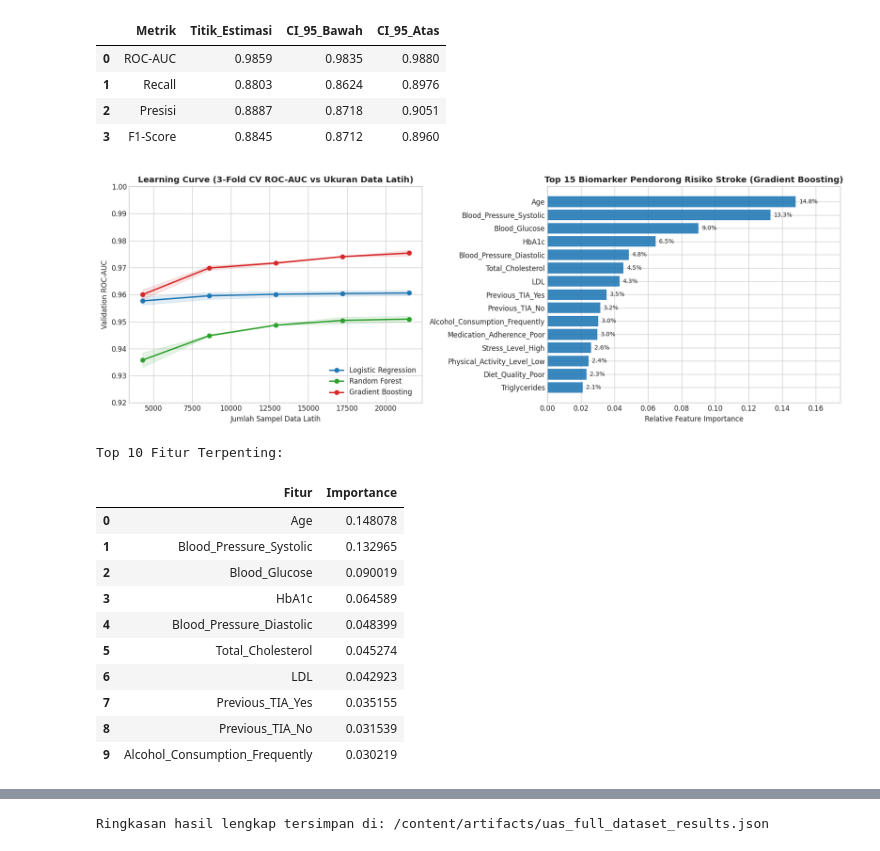
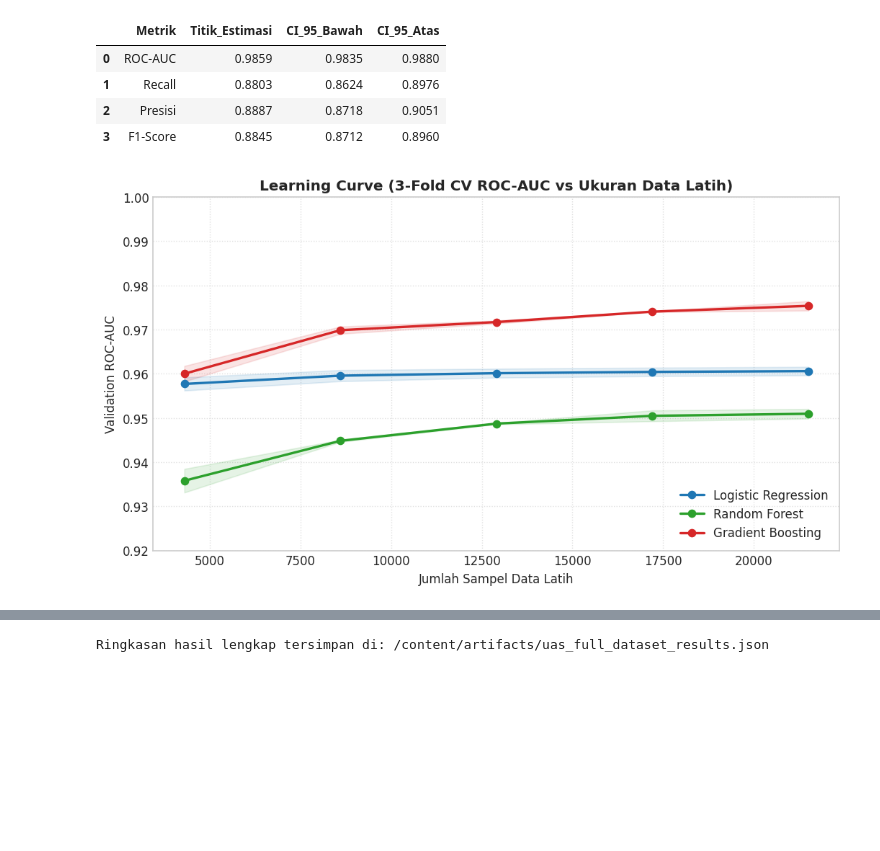
Before and after one commit to ravi-arnan/machine-learning, a Jupyter notebook: colab-hasil/15_presentasi_uas_full_dataset_hasil.ipynb, the cells around one changed output, grey strips where cells are left out. Cells and saved outputs as stored; diff of their text form; code cells hidden in the pictures; blank space fills up the shorter version.

```diff
--- a/colab-hasil/15_presentasi_uas_full_dataset_hasil.ipynb
+++ b/colab-hasil/15_presentasi_uas_full_dataset_hasil.ipynb
@@ -967,73 +965,39 @@ display(boot_table.round(4))
 | 2 | Presisi | 0.8887 | 0.8718 | 0.9051 |
 | 3 | F1-Score | 0.8845 | 0.8712 | 0.8960 |
 # %%
-# Validasi 3: Learning Curve & Validasi 4: Feature Importance Klinis
-fig, axes = plt.subplots(1, 2, figsize=(15, 5.2))
-
-# Learning Curve (3-Fold pada X_dev untuk kecepatan eksekusi yang nyaman di Colab)
+# Validasi 3: Learning Curve (Terpisah)
 cv3 = StratifiedKFold(n_splits=3, shuffle=True, random_state=SEED)
 lc_models = {
     "Logistic Regression": ("#1f77b4", pipe_lr_imp),
     "Random Forest": ("#2ca02c", pipe_rf_imp),
     "Gradient Boosting": ("#d62728", Pipeline([
         ("prep", prep_gb),
         ("clf", GradientBoostingClassifier(n_estimators=120, learning_rate=0.05, max_depth=4, subsample=0.8, random_state=SEED)),
     ])),
 }
 
+plt.figure(figsize=(8.8, 5.0))
 for name, (col, mod) in lc_models.items():
     train_sizes, _, val_scores = learning_curve(
         mod, X_dev, y_dev, cv=cv3, scoring="roc_auc",
         train_sizes=np.linspace(0.2, 1.0, 5), n_jobs=-1
     )
-    axes[0].plot(train_sizes, val_scores.mean(axis=1), "o-", color=col, lw=2, label=name)
-    axes[0].fill_between(
+    plt.plot(train_sizes, val_scores.mean(axis=1), "o-", color=col, lw=2, label=name)
+    plt.fill_between(
         train_sizes,
         val_scores.mean(axis=1) - val_scores.std(axis=1),
         val_scores.mean(axis=1) + val_scores.std(axis=1),
         color=col, alpha=0.12
     )
 
-axes[0].set_title("Learning Curve (3-Fold CV ROC-AUC vs Ukuran Data Latih)", fontweight="bold")
-axes[0].set_xlabel("Jumlah Sampel Data Latih")
-axes[0].set_ylabel("Validation ROC-AUC")
-axes[0].set_ylim(0.92, 1.00)
-axes[0].legend(loc="lower right")
-
-# Feature Importance dari Gradient Boosting Improved
-ohe_names = pipe_gb_imp.named_steps["prep"].transformers_[1][1].get_feature_names_out(cat_cols).tolist()
-all_gb_features = num_cols + ohe_names
-gb_imp = pd.DataFrame({
-    "Fitur": all_gb_features,
-    "Importance": pipe_gb_imp.named_steps["clf"].feature_importances_,
-}).sort_values("Importance", ascending=False)
-
-top15 = gb_imp.head(15).sort_values("Importance", ascending=True)
-bars = axes[1].barh(top15["Fitur"], top15["Importance"], color="#1f77b4", alpha=0.88)
-axes[1].set_title("Top 15 Biomarker Pendorong Risiko Stroke (Gradient Boosting)", fontweight="bold")
-axes[1].set_xlabel("Relative Feature Importance")
-for b in bars:
-    w_bar = b.get_width()
-    axes[1].text(w_bar + 0.002, b.get_y() + b.get_height()/2, f"{w_bar*100:.1f}%", va="center", fontsize=8.5)
-axes[1].set_xlim(0, top15["Importance"].max() * 1.18)
-
+plt.title("Learning Curve (3-Fold CV ROC-AUC vs Ukuran Data Latih)", fontweight="bold")
+plt.xlabel("Jumlah Sampel Data Latih")
+plt.ylabel("Validation ROC-AUC")
+plt.ylim(0.92, 1.00)
+plt.legend(loc="lower right")
+plt.grid(True, linestyle=":", alpha=0.6)
 plt.tight_layout()
-plt.savefig(ASSET_DIR / "fig_06_validasi_learning_curve_importance.png", dpi=150, bbox_inches="tight")
+plt.savefig(ASSET_DIR / "fig_06a_learning_curve.png", dpi=150, bbox_inches="tight")
 plt.show()
-
-print("Top 10 Fitur Terpenting:")
-display(gb_imp.head(10).reset_index(drop=True))
 # %% [output]
-[figure, old version]
+[figure, new version]
-Top 10 Fitur Terpenting:
-|  | Fitur | Importance |
-| 0 | Age | 0.148078 |
-| 1 | Blood_Pressure_Systolic | 0.132965 |
-| 2 | Blood_Glucose | 0.090019 |
-| 3 | HbA1c | 0.064589 |
-| 4 | Blood_Pressure_Diastolic | 0.048399 |
-| 5 | Total_Cholesterol | 0.045274 |
-| 6 | LDL | 0.042923 |
-| 7 | Previous_TIA_Yes | 0.035155 |
-| 8 | Previous_TIA_No | 0.031539 |
-| 9 | Alcohol_Consumption_Frequently | 0.030219 |
```
Also changed, not shown: parts of 11 cells of this notebook, 24 other files.
